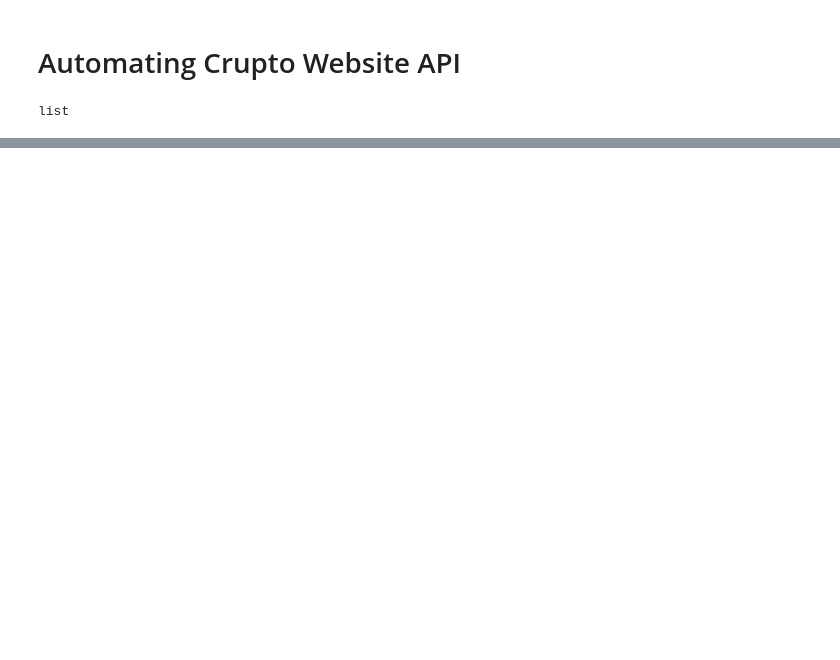
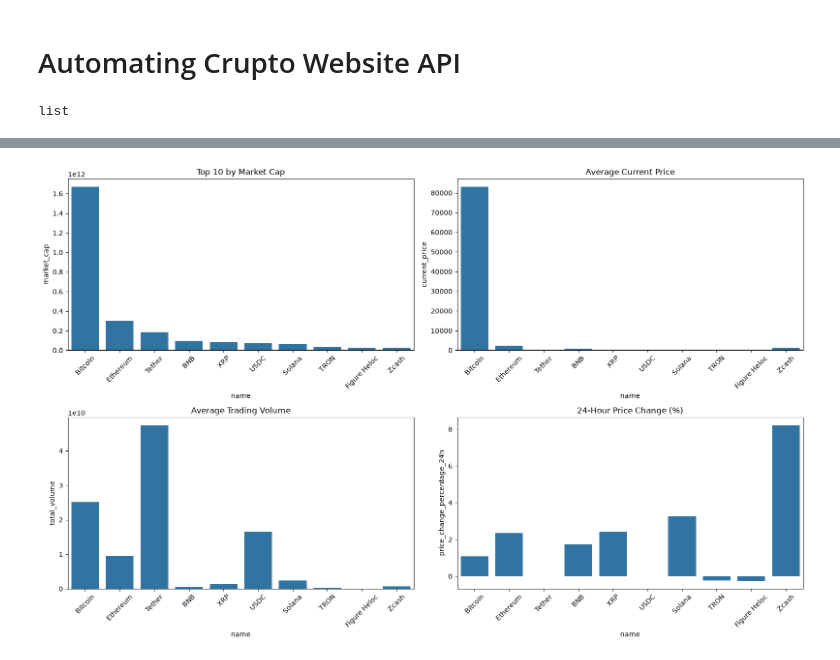
Before and after one commit to om2108/Python-Learning, a Jupyter notebook: Crypto automation Project/Automating Crupto Website.ipynb, the cells around one changed output, grey strips where cells are left out. Drawn from its saved outputs; the diff is of its cells as text; code cells hidden in the pictures; blank space fills up the shorter version.

```diff
--- a/Crypto automation Project/Automating Crupto Website.ipynb
+++ b/Crypto automation Project/Automating Crupto Website.ipynb
@@ -146,0 +297,11 @@ df27
+# %%
+df7 = df.groupby('name').agg({
+    'current_price': 'mean',
+    'market_cap': 'max',
+    'total_volume': 'mean',
+    'price_change_percentage_24h': 'mean'
+}).reset_index()
+
+df7 = df7.sort_values('market_cap', ascending=False)
+
+df7.head(10)
@@ -146,0 +320,31 @@ df27
+# %%
+import matplotlib.pyplot as plt
+import seaborn as sns
+
+top10 = df7.head(10)
+
+fig, axes = plt.subplots(2, 2, figsize=(16, 10))
+
+sns.barplot(data=top10, x='name', y='market_cap', ax=axes[0, 0])
+axes[0, 0].set_title('Top 10 by Market Cap')
+
+sns.barplot(data=top10, x='name', y='current_price', ax=axes[0, 1])
+axes[0, 1].set_title('Average Current Price')
+
+sns.barplot(data=top10, x='name', y='total_volume', ax=axes[1, 0])
+axes[1, 0].set_title('Average Trading Volume')
+
+sns.barplot(
+    data=top10, x='name',
+    y='price_change_percentage_24h',
+    ax=axes[1, 1]
+)
+axes[1, 1].set_title('24-Hour Price Change (%)')
+
+for ax in axes.flat:
+    ax.tick_params(axis='x', rotation=45)
+
+plt.tight_layout()
+plt.show()
+# %% [output]
+[figure, added]
```
Also changed, not shown: parts of 15 cells of this notebook, 1 other file.
